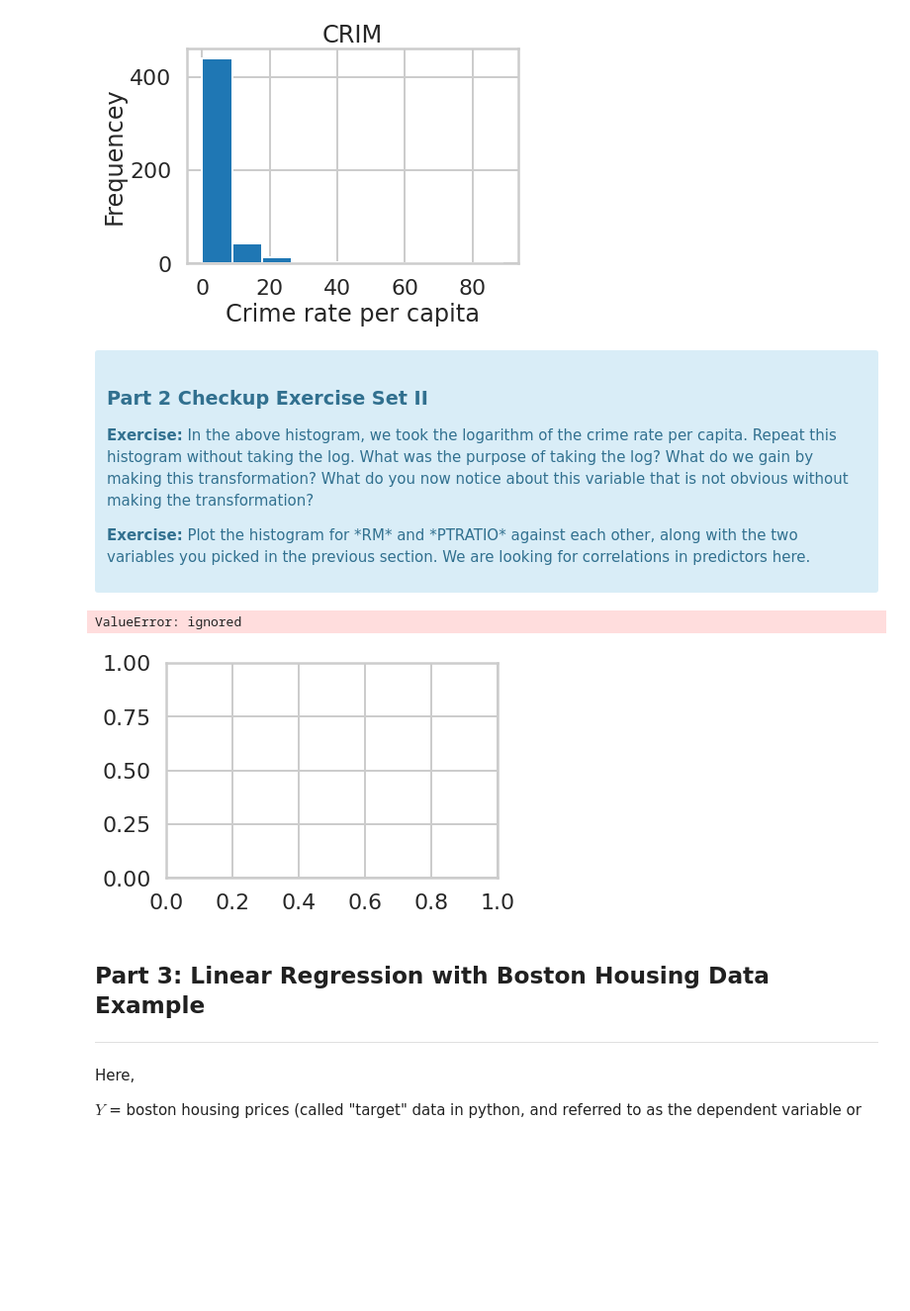
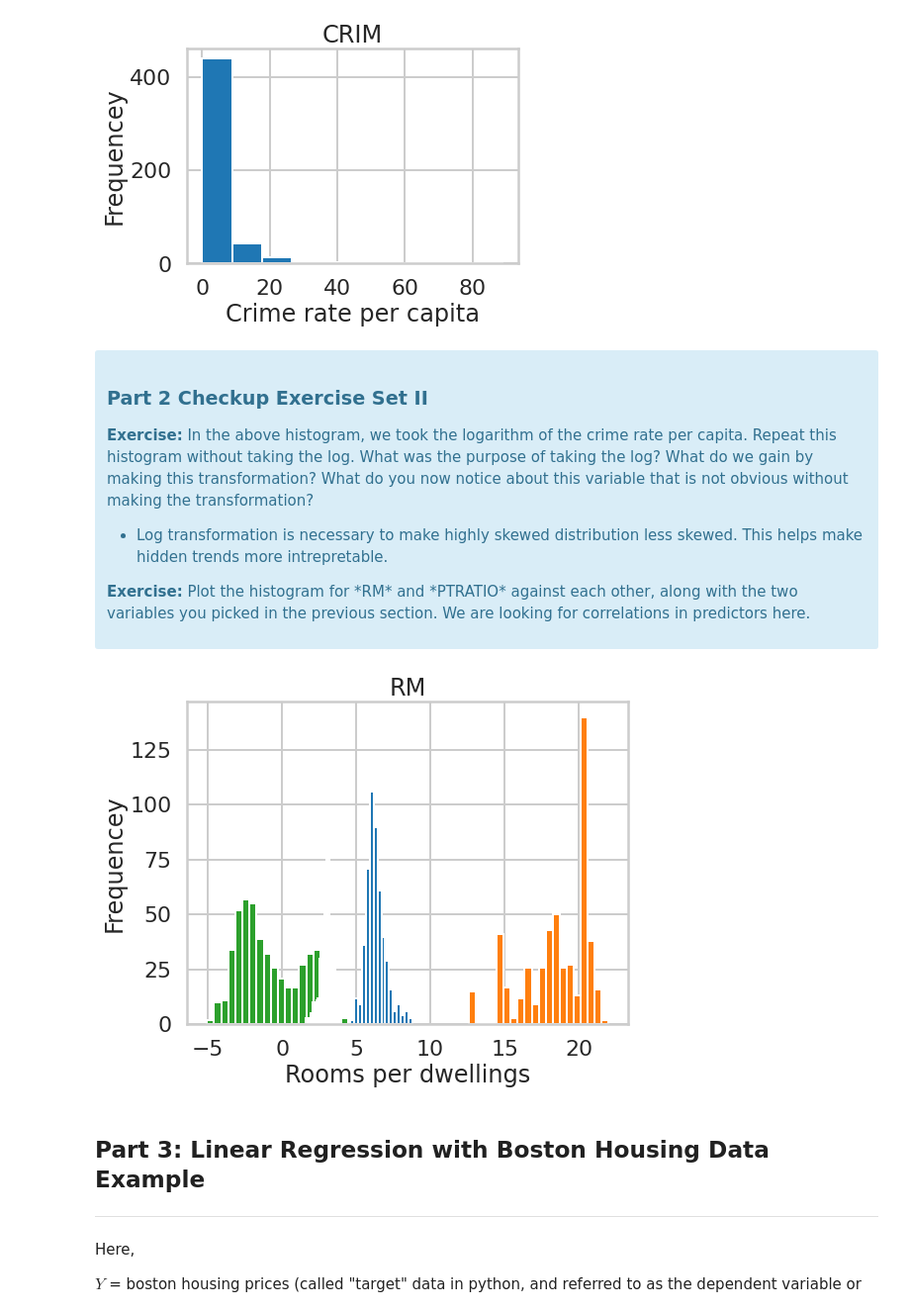
Before and after one commit to Kylehanna/Case-Study---Boston-Housing, a Jupyter notebook: Mini_Project_Linear_Regression.ipynb, the cells around one changed output. Shown: that part at 99% size. Drawn from its saved outputs; the diff is of its cells as text; code cells hidden in the pictures; blank space fills up the shorter version.

```diff
--- a/Mini_Project_Linear_Regression.ipynb
+++ b/Mini_Project_Linear_Regression.ipynb
@@ -386,18 +372,26 @@ plt.show()
 
 <p><b>Exercise:</b> In the above histogram, we took the logarithm of the crime rate per capita. Repeat this histogram without taking the log. What was the purpose of taking the log? What do we gain by making this transformation? What do you now notice about this variable that is not obvious without making the transformation?
 
+
+
+*   Log transformation is necessary to make highly skewed distribution less skewed. This helps make hidden trends more intrepretable.
+
+
 <p><b>Exercise:</b> Plot the histogram for *RM* and *PTRATIO* against each other, along with the two variables you picked in the previous section. We are looking for correlations in predictors here.</p>
 </div>
 # %%
 #your turn
-plt.hist(bos.RM, bos.PTRATIO)
+plt.figure(figsize=(8,6))
+plt.hist(bos.RM, bins=20, label="Rooms per dwelling")
+plt.hist(bos.PTRATIO, bins=20, label="Pupil:Teacher Ratio")
+plt.hist(np.log(bos.CRIM), bins=20, label='Crimes per capita')
+plt.hist(np.log(bos.PRICE), bins=20, label="Price of homes")
 plt.title("RM")
 plt.xlabel("Rooms per dwellings")
 plt.ylabel("Frequencey")
 plt.show()
 # %% [output]
-ValueError: ignored
-[figure, old version]
+[figure, new version]
 # %% [markdown]
 ## Part 3: Linear Regression with Boston Housing Data Example
 ***
```
Also changed, not shown: parts of 4 cells of this notebook.
